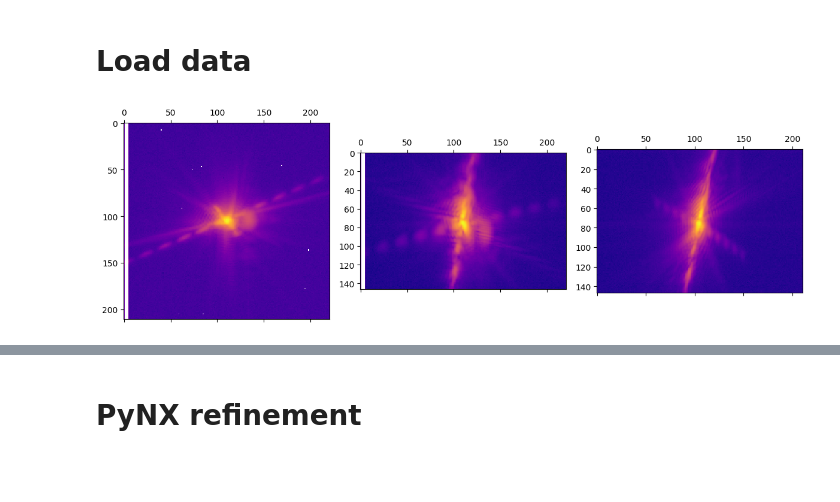
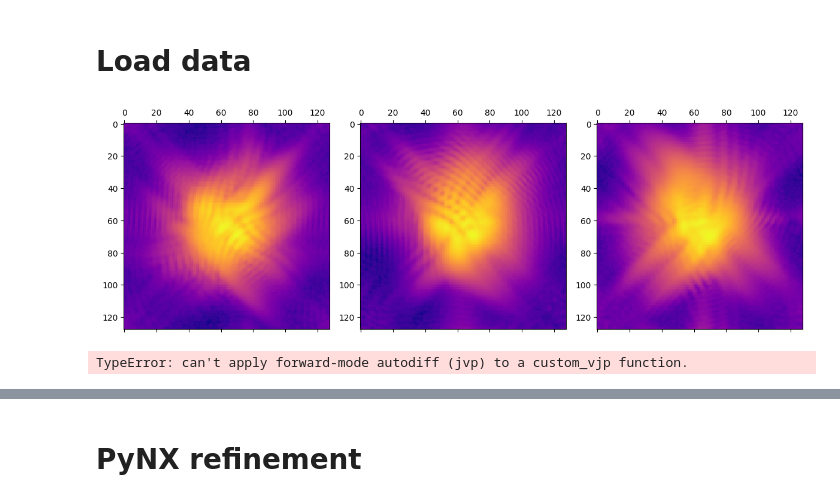
Before and after one commit to matteomasto/convexad_jax, a Jupyter notebook: notebooks/ConvexAD_JAX.ipynb, the cells around one changed output, grey strips where cells are left out. Drawn from its saved outputs; the diff is of its cells as text; code cells hidden in the pictures; blank space fills up the shorter version.

```diff
--- a/notebooks/ConvexAD_JAX.ipynb
+++ b/notebooks/ConvexAD_JAX.ipynb
@@ -28,49 +28,56 @@ from scipy.fft import fftshift, ifftshift, fftn, ifftn
 # Load data
 # %%
 # Iobs = np.load("../../ad_github/notebooks/data_prova.npz")["I"].astype(np.float32)
-# Iobs = np.load("../../paper/sim_tests/vary_phase_range/phase_range.npz")['Is'][9]
+Iobs = np.load("../../paper/sim_tests/vary_phase_range/phase_range.npz")['Is'][9]
 
 # Twins
-path = '../../twins/scan229_twin_20260120.npz'
-data = np.load(path)
-Iobs = data['I']
+# path = '../../twins/scan229_twin_20260120.npz'
+# data = np.load(path)
+# Iobs = data['I']
 
 # # Concave
 # filename = '/data/id01/inhouse/bellec/software/sharedipynb/Matteo/Detector_gap/3D_prediction/Matteo_tests/Jerome_Carnis/BCDI_reconstruction/preprocessed_data_s7/dataset_S2227_scan_2227.npz'
 # file = np.load(filename)
 # Iobs = file['data']
 
 
 
 key = jax.random.PRNGKey(0)
 
 plot_3D_projections(Iobs)
 # %% [output]
-[figure, old version]
+[figure, new version]
 # %%
 # Solve PR
 # %%
-# t0 = time.time()
-# result = reconstruct(
-#     key,
-#     Iobs,
-#     n_restarts = 32,
-#     N=128,
-#     size_factor=4.0,
-#     eps=0.9,
-#     alpha=0.0,
-#     beta=0.0,
-#     metric="mae",
-#     phase_type="displacement",
-#     phase_kwargs={'hkl': [2,2,2]},
-#     support_type="single",
-#     # support_kwargs={'M_parts': 3, 'N_per_part': 32},
-#     optimizer="adam",
-#     max_steps=800,
-#     tol=1e-6,
-#     memory_size=10,
-#     learning_rate=0.05,
-#     grid_shape=None,
-# )
-# print(f"done in {time.time() - t0:.1f}s")
+t0 = time.time()
+result = reconstruct(
+    key,
+    Iobs,
+    n_restarts = 32,
+    N=128,
+    size_factor=4.0,
+    eps=0.9,
+    alpha=0.0,
+    beta=0.0,
+    metric="mae",
+    phase_type="displacement",
+    phase_kwargs={'hkl': [2,2,2]},
+    support_type="single",
+    # support_kwargs={'M_parts': 3, 'N_per_part': 32},
+    optimizer="adam_gn",
+    max_steps=800,
+    tol=1e-6,
+    memory_size=10,
+    learning_rate=0.05,
+    grid_shape=None,
+    stop_amplitude_grad=True,   # NEW
+    n_adam_steps=200,            # NEW -- only used when optimizer="adam_gn"
+    n_gn_steps=20,               # NEW -- only used when optimizer="adam_gn"
+    lm_lambda0=1e-3,             # NEW -- only used when optimizer="adam_gn"
+    cg_maxiter=30,
+)
+print(f"done in {time.time() - t0:.1f}s")
+# %% [output]
+TypeError: can't apply forward-mode autodiff (jvp) to a custom_vjp function.
 # %%
```
Also changed, not shown: parts of 6 cells of this notebook, 1 other file.
